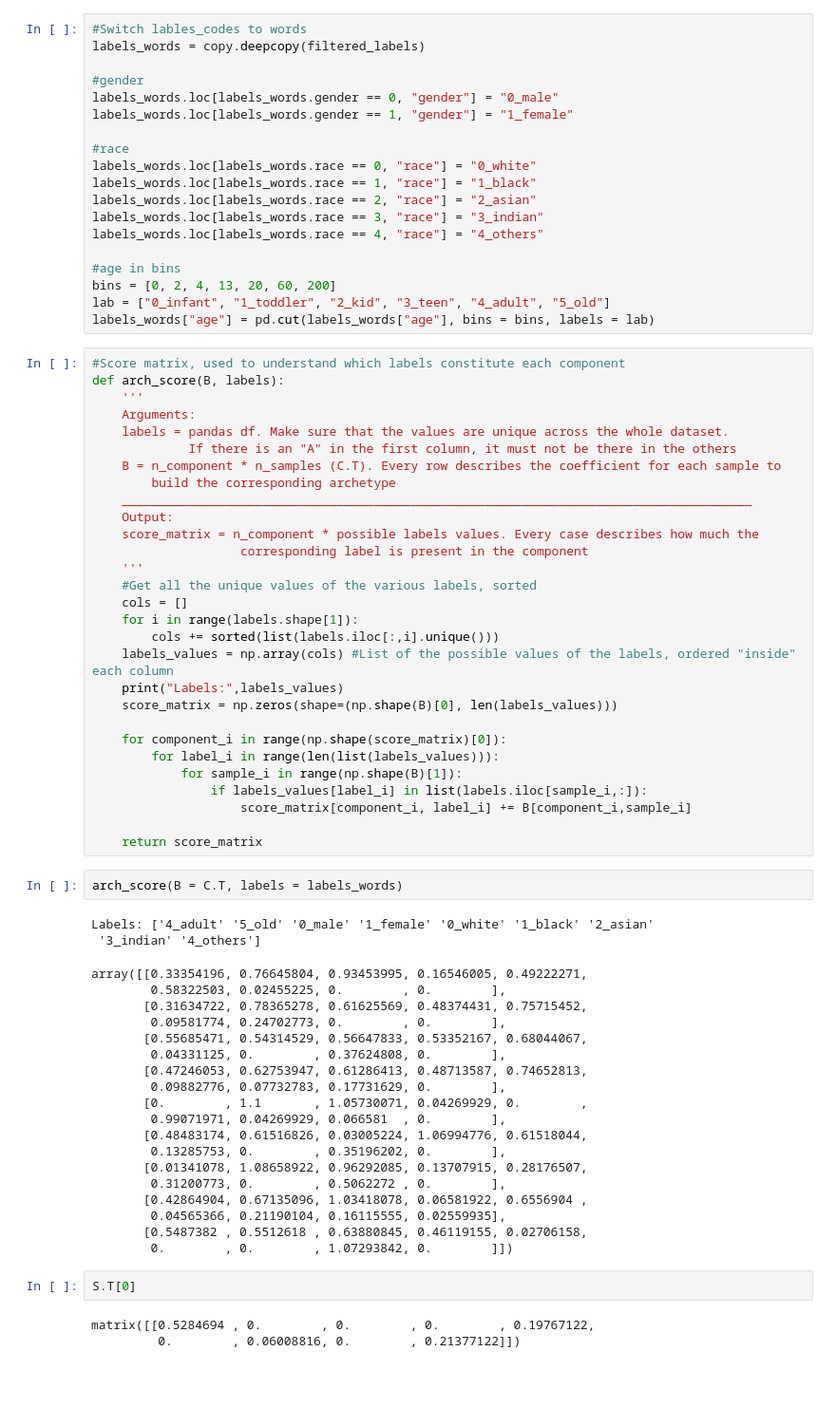
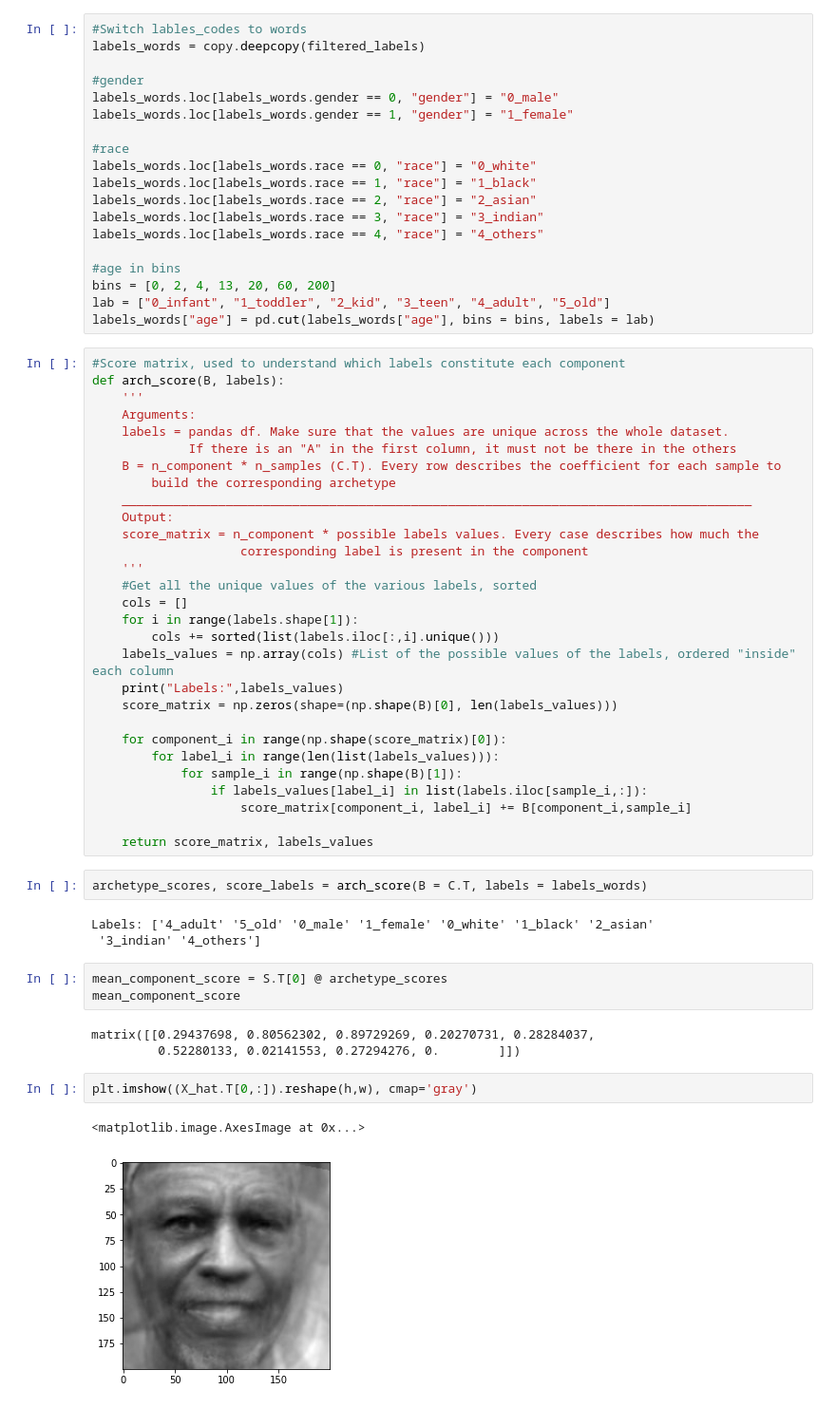
Before and after one commit to nikarav/Unsupervised-Analysis-of-UTKFaces-dataset, a Jupyter notebook: scripts/AA_gender_modification.ipynb, the cells around one changed output. Shown at 95% size. Cells and saved outputs as stored; diff of their text form; blank space fills up the shorter version.

```diff
--- a/scripts/AA_gender_modification.ipynb
+++ b/scripts/AA_gender_modification.ipynb
@@ -234,32 +234,20 @@ def arch_score(B, labels):
                 if labels_values[label_i] in list(labels.iloc[sample_i,:]):
                     score_matrix[component_i, label_i] += B[component_i,sample_i]
 
-    return score_matrix
+    return score_matrix, labels_values
 # %%
-arch_score(B = C.T, labels = labels_words)
+archetype_scores, score_labels = arch_score(B = C.T, labels = labels_words)
 # %% [output]
 Labels: ['4_adult' '5_old' '0_male' '1_female' '0_white' '1_black' '2_asian'
  '3_indian' '4_others']
-array([[0.33354196, 0.76645804, 0.93453995, 0.16546005, 0.49222271,
-        0.58322503, 0.02455225, 0.        , 0.        ],
-       [0.31634722, 0.78365278, 0.61625569, 0.48374431, 0.75715452,
-        0.09581774, 0.24702773, 0.        , 0.        ],
-       [0.55685471, 0.54314529, 0.56647833, 0.53352167, 0.68044067,
-        0.04331125, 0.        , 0.37624808, 0.        ],
-       [0.47246053, 0.62753947, 0.61286413, 0.48713587, 0.74652813,
-        0.09882776, 0.07732783, 0.17731629, 0.        ],
-       [0.        , 1.1       , 1.05730071, 0.04269929, 0.        ,
-        0.99071971, 0.04269929, 0.066581  , 0.        ],
-       [0.48483174, 0.61516826, 0.03005224, 1.06994776, 0.61518044,
-        0.13285753, 0.        , 0.35196202, 0.        ],
-       [0.01341078, 1.08658922, 0.96292085, 0.13707915, 0.28176507,
-        0.31200773, 0.        , 0.5062272 , 0.        ],
-       [0.42864904, 0.67135096, 1.03418078, 0.06581922, 0.6556904 ,
-        0.04565366, 0.21190104, 0.16115555, 0.02559935],
-       [0.5487382 , 0.5512618 , 0.63880845, 0.46119155, 0.02706158,
-        0.        , 0.        , 1.07293842, 0.        ]])
 # %%
-S.T[0]
+mean_component_score = S.T[0] @ archetype_scores
+mean_component_score
 # %% [output]
-matrix([[0.5284694 , 0.        , 0.        , 0.        , 0.19767122,
-         0.        , 0.06008816, 0.        , 0.21377122]])
+matrix([[0.29437698, 0.80562302, 0.89729269, 0.20270731, 0.28284037,
+         0.52280133, 0.02141553, 0.27294276, 0.        ]])
+# %%
+plt.imshow((X_hat.T[0,:]).reshape(h,w), cmap='gray')
+# %% [output]
+<matplotlib.image.AxesImage at 0x...>
+[figure, added]
```
Also changed, not shown: parts of 5 cells of this notebook.
